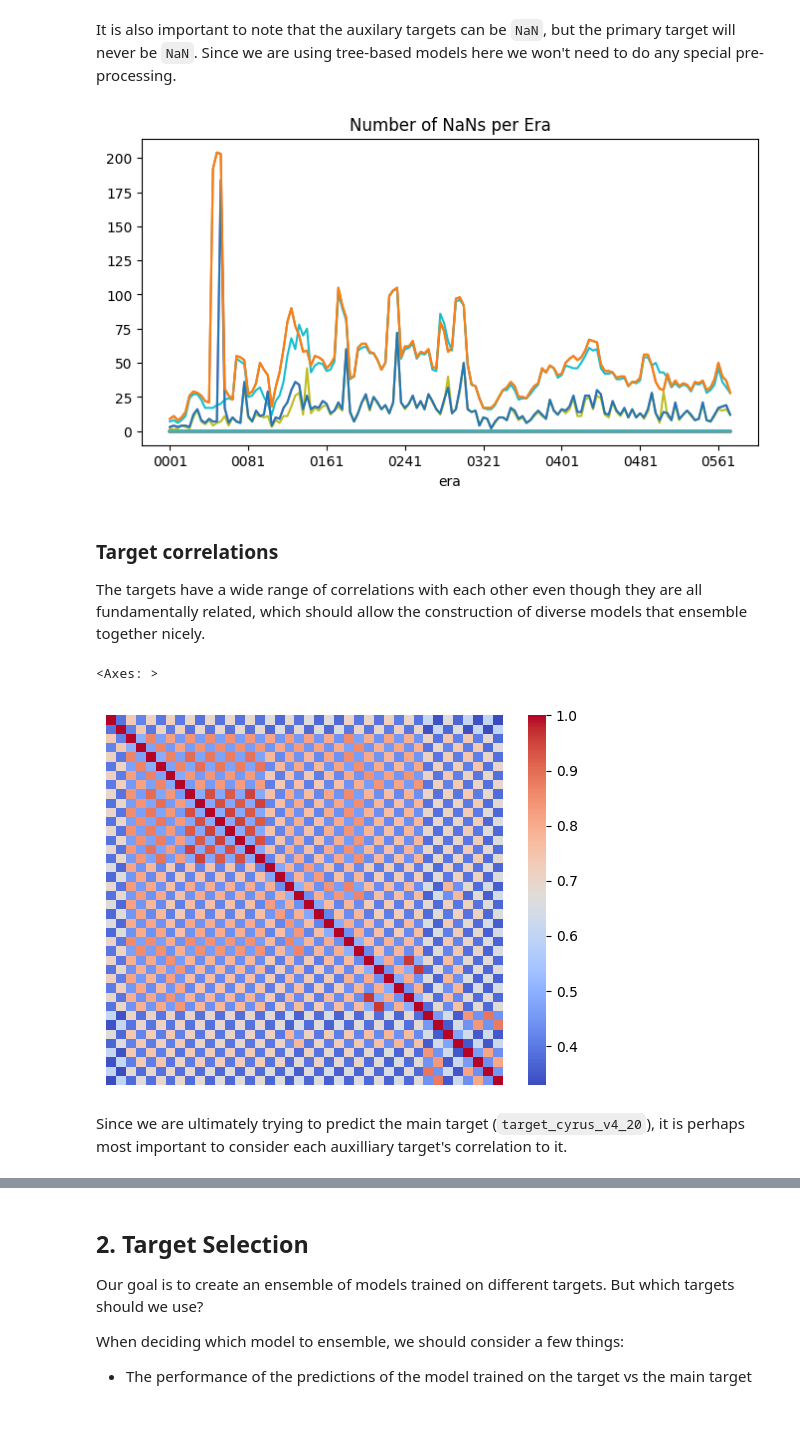
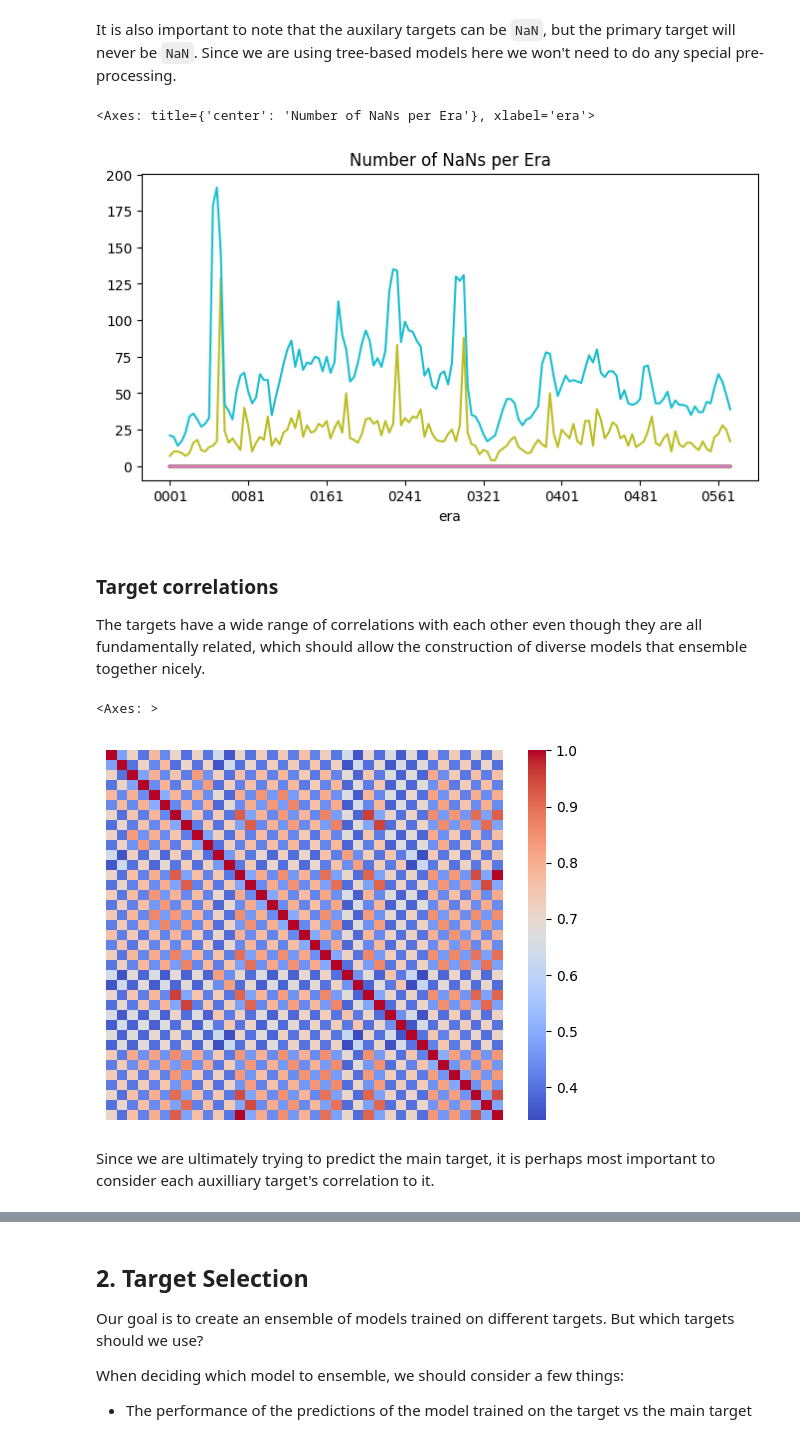
Before and after one commit to numerai/example-scripts, a Jupyter notebook: target_ensemble.ipynb, the cells around one changed output, grey strips where cells are left out. Drawn from its saved outputs; the diff is of its cells as text; code cells hidden in the pictures.

Commit message:
use v5.0 data (#163)
* update tutorial notebooks to use v5.0 data
* use v4.3 meta_model for now
* fix target ensemble tutorial notebook

```diff
--- a/target_ensemble.ipynb
+++ b/target_ensemble.ipynb
@@ -32,19 +26,27 @@ import json
 from numerapi import NumerAPI
 
 # Set the data version to one of the most recent versions
-DATA_VERSION = "v4.3"
+DATA_VERSION = "v5.0"
+MAIN_TARGET = "target_cyrusd_20"
+TARGET_CANDIDATES = [
+  MAIN_TARGET,
+  "target_victor_20",
+  "target_xerxes_20",
+  "target_teager2b_20"
+]
+FAVORITE_MODEL = "v5_lgbm_ct_blend"
 
 # Download data
 napi = NumerAPI()
-napi.download_dataset(f"{DATA_VERSION}/train_int8.parquet");
-napi.download_dataset(f"{DATA_VERSION}/features.json");
+napi.download_dataset(f"{DATA_VERSION}/train.parquet")
+napi.download_dataset(f"{DATA_VERSION}/features.json")
 
 # Load data
 feature_metadata = json.load(open(f"{DATA_VERSION}/features.json"))
 feature_cols = feature_metadata["feature_sets"]["medium"]
 target_cols = feature_metadata["targets"]
 train = pd.read_parquet(
-    f"{DATA_VERSION}/train_int8.parquet",
+    f"{DATA_VERSION}/train.parquet",
     columns=["era"] + feature_cols + target_cols
 )
 
@@ -76,8 +80,7 @@ First thing to note is that `target` is just an alias for `target_cyrus_v4_20`,
 # %%
 # Drop `target` column
-assert train["target"].equals(train["target_cyrus_v4_20"])
-target_names = target_cols[1:]
-targets_df = train[["era"] + target_names]
+assert train["target"].equals(train[MAIN_TARGET])
+targets_df = train[["era"] + target_cols]
 # %% [markdown]
 ### Target names
 
@@ -146,9 +143,10 @@ It is also important to note that the auxilary targets can be `NaN`, but the pri
 # %%
 # print number of NaNs per era
 nans_per_era = targets_df.groupby("era").apply(lambda x: x.isna().sum())
-nans_per_era[target_names].plot(figsize=(8, 4), title="Number of NaNs per Era", legend=False);
+nans_per_era[target_cols].plot(figsize=(8, 4), title="Number of NaNs per Era", legend=False)
 # %% [output]
+<Axes: title={'center': 'Number of NaNs per Era'}, xlabel='era'>
-[figure, old version]
+[figure, new version]
 # %% [markdown]
 ### Target correlations
 
@@ -156,16 +154,16 @@ The targets have a wide range of correlations with each other even though they a
 # %%
 # Plot correlation matrix of targets
 import seaborn as sns
 sns.heatmap(
-  targets_df[target_names].corr(),
+  targets_df[target_cols].corr(),
   cmap="coolwarm",
   xticklabels=False,
   yticklabels=False
 )
 # %% [output]
 <Axes: >
-[figure, old version]
+[figure, new version]
 # %% [markdown]
-Since we are ultimately trying to predict the main target (`target_cyrus_v4_20`), it is perhaps most important to consider each auxilliary target's correlation to it.
+Since we are ultimately trying to predict the main target, it is perhaps most important to consider each auxilliary target's correlation to it.
 # %%
 (
```
Also changed, not shown: parts of 24 cells of this notebook, 3 other files.
